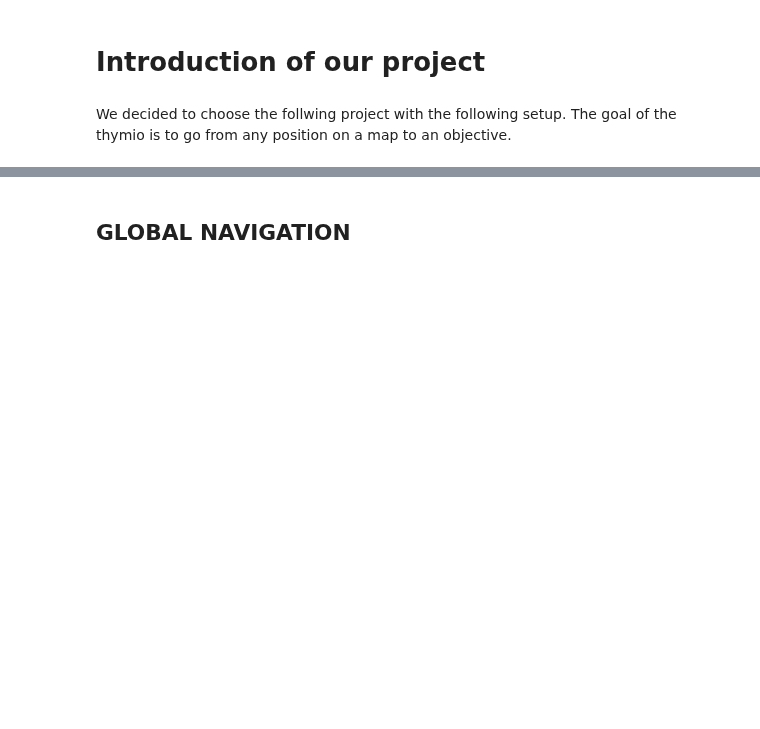
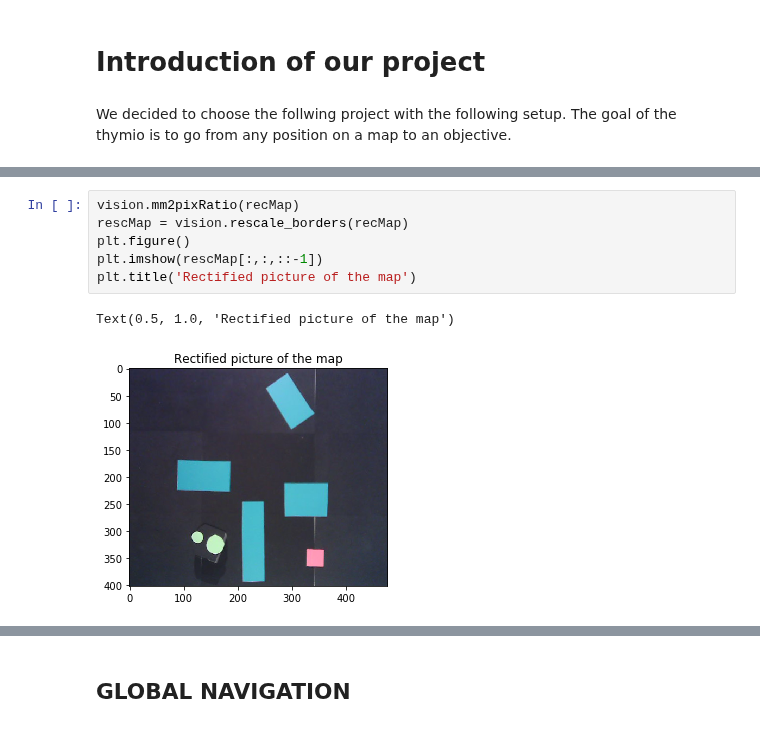
Before and after one commit to RobinJunod/Project_thymio, a Jupyter notebook: main.ipynb, the cells around one changed output, grey strips where cells are left out. Drawn from its saved outputs; the diff is of its cells as text; blank space fills up the shorter version.

```diff
--- a/main.ipynb
+++ b/main.ipynb
@@ -36,0 +72,9 @@ We decided to choose the follwing project with the following setup. The goal of
+# %%
+vision.mm2pixRatio(recMap)
+rescMap = vision.rescale_borders(recMap)
+plt.figure()
+plt.imshow(rescMap[:,:,::-1])
+plt.title('Rectified picture of the map')
+# %% [output]
+Text(0.5, 1.0, 'Rectified picture of the map')
+[figure, added]
```
Also changed, not shown: parts of 18 cells of this notebook, 2 other files.
